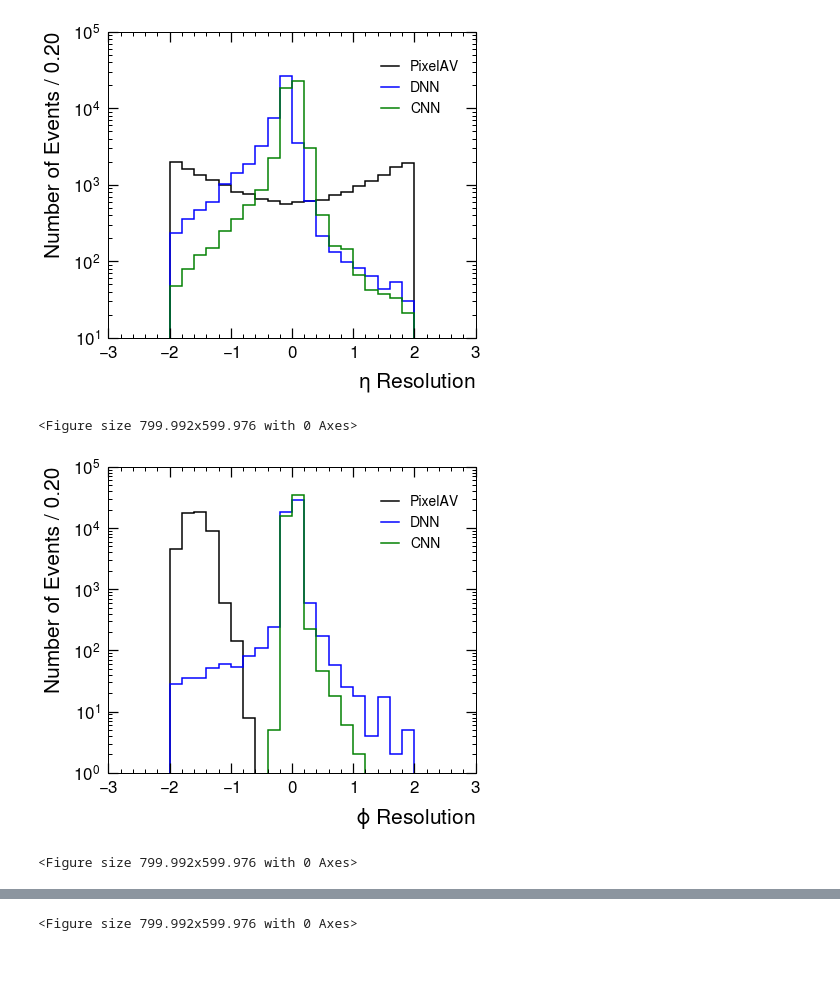
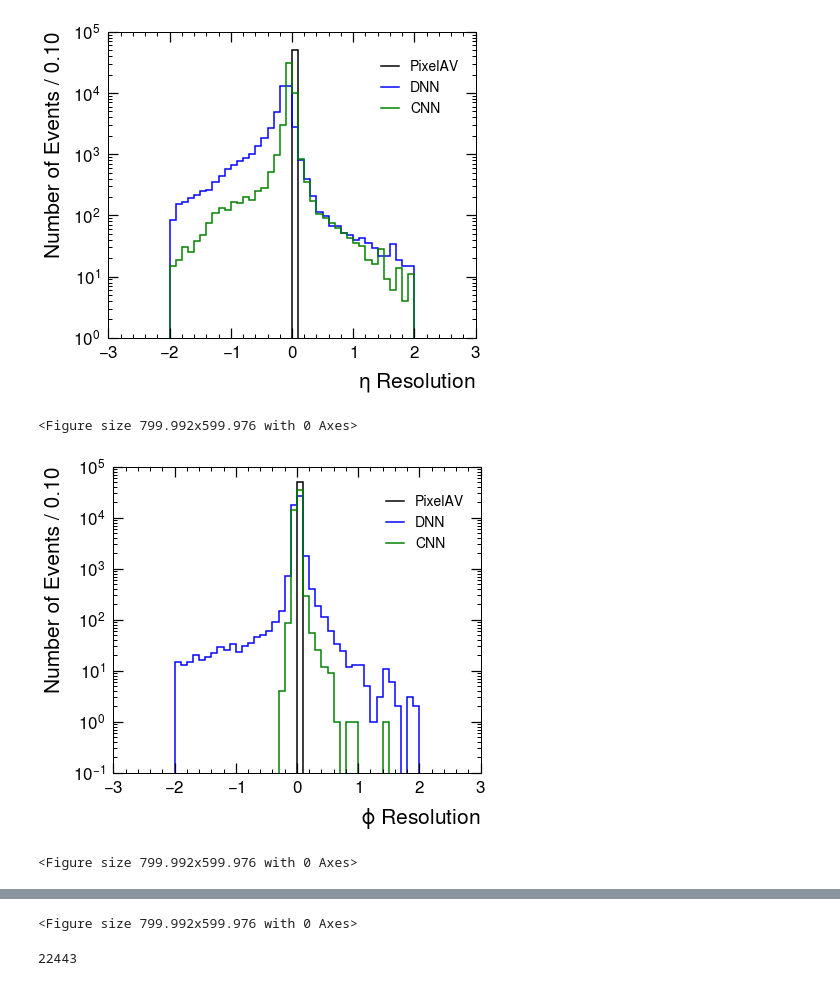
Before and after one commit to kdp-lab/smartpix, a Jupyter notebook: dnn/Plot Resolutions.ipynb, the cells around one changed output, grey strips where cells are left out. Cells and saved outputs as stored; diff of their text form; code cells hidden in the pictures.

```diff
--- a/dnn/Plot Resolutions.ipynb
+++ b/dnn/Plot Resolutions.ipynb
@@ -46,7 +46,7 @@ models = {
         "color" : "blue",
     },
     "CNN" : {
-        "inFileName" : "/home/abadea/smartpix/cnn/checkpoints/training_2023.11.16.00.13.37/evaluation_results.h5",
+        "inFileName" : "/home/abadea/smartpix/cnn/checkpoints/training_2023.11.17.01.12.26/evaluation_results.h5",
         "color" : "green",
     }
 }
@@ -59,6 +72,6 @@ for key, val in models.items():
 # %%
 # pick up the bins and the y
-bins = np.linspace(-2,2,21)
+bins = np.linspace(-2,2,41)
 binW = bins[1]-bins[0]
 lw=1.5
 rasterized = False
@@ -71,7 +84,7 @@ for iL, [var, xlabel] in enumerate(vars):
     ax = plt.axes([0.1, 0.1, 0.85, 0.85])
 
     # draw data
-    ax.hist(data[var],
+    ax.hist((data[var]-data[var])/data[var] if resolution else data[var],
         bins=bins,
         alpha=1.0,
         lw=lw,
@@ -119,33 +132,33 @@ for iL, [var, xlabel] in enumerate(vars):
     tick_params_major = {"which"     : "major",
                          "length"    : 10,
                          "width"     : 1.25,
                          "direction" : "in",
                          "right"     : True,
                          "top"       : True,
                          "labelsize" : 17,
                          "pad"       : 8}
     tick_params_minor = {"which"     : "minor",
                          "length"    : 4,
                          "width"     : 1,
                          "direction" : "in",
                          "right"     : True,
                          "top"       : True,
                          "labelsize" : 15}
 
     # ax.xaxis.set_minor_locator(AutoMinorLocator(5))
     # ax.yaxis.set_minor_locator(AutoMinorLocator(5))
     ax.tick_params(**tick_params_major)
     ax.tick_params(**tick_params_minor)
     plt.locator_params(axis='y', nbins=8)
     plt.locator_params(axis='x', nbins=8)
 
     # save
     plt.yscale("log")
     plt.show()
     outFileName = var+".pdf"
     plt.savefig(outFileName, bbox_inches="tight") # _noFirstLayer
 # %% [output]
-[figure, old version]
+[figure, new version]
 <Figure size 799.992x599.976 with 0 Axes>
-[figure, old version]
+[figure, new version]
 <Figure size 799.992x599.976 with 0 Axes>
@@ -153 +166,5 @@ for iL, [var, xlabel] in enumerate(vars):
 <Figure size 799.992x599.976 with 0 Axes>
+# %%
+(models["CNN"]["pT"]>0.1).sum()
+# %% [output]
+22443
```
Also changed, not shown: parts of 2 cells of this notebook, 1 other file.
